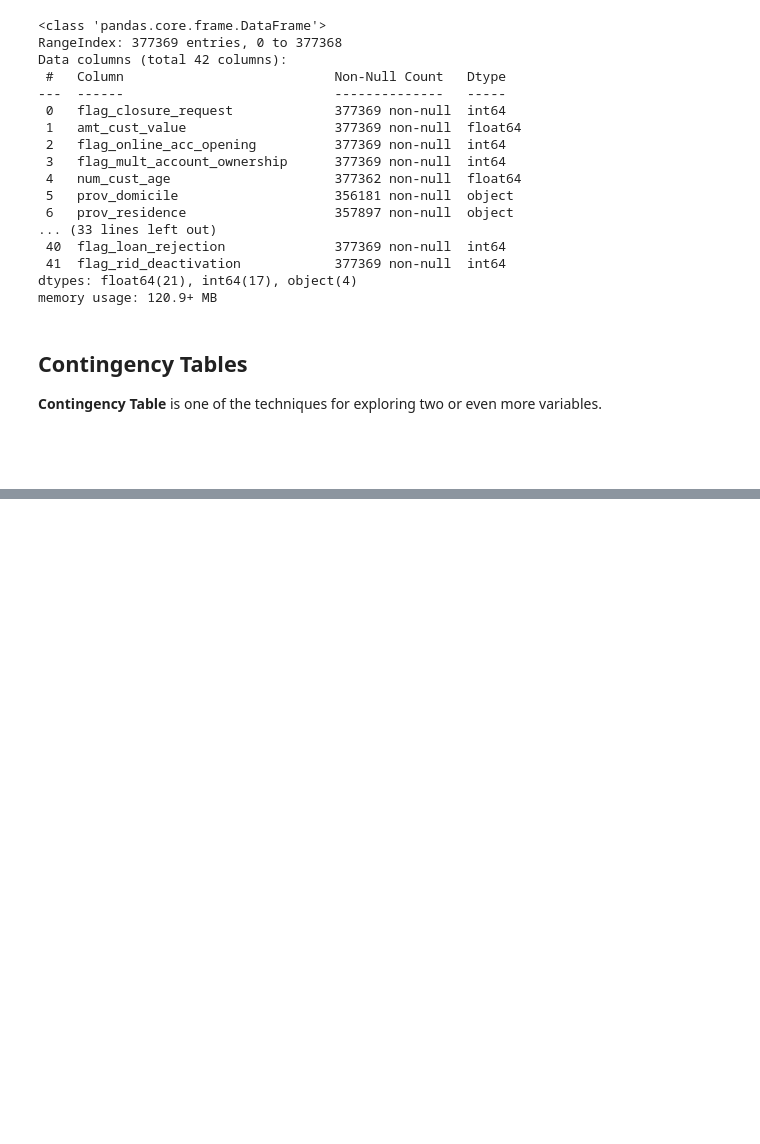
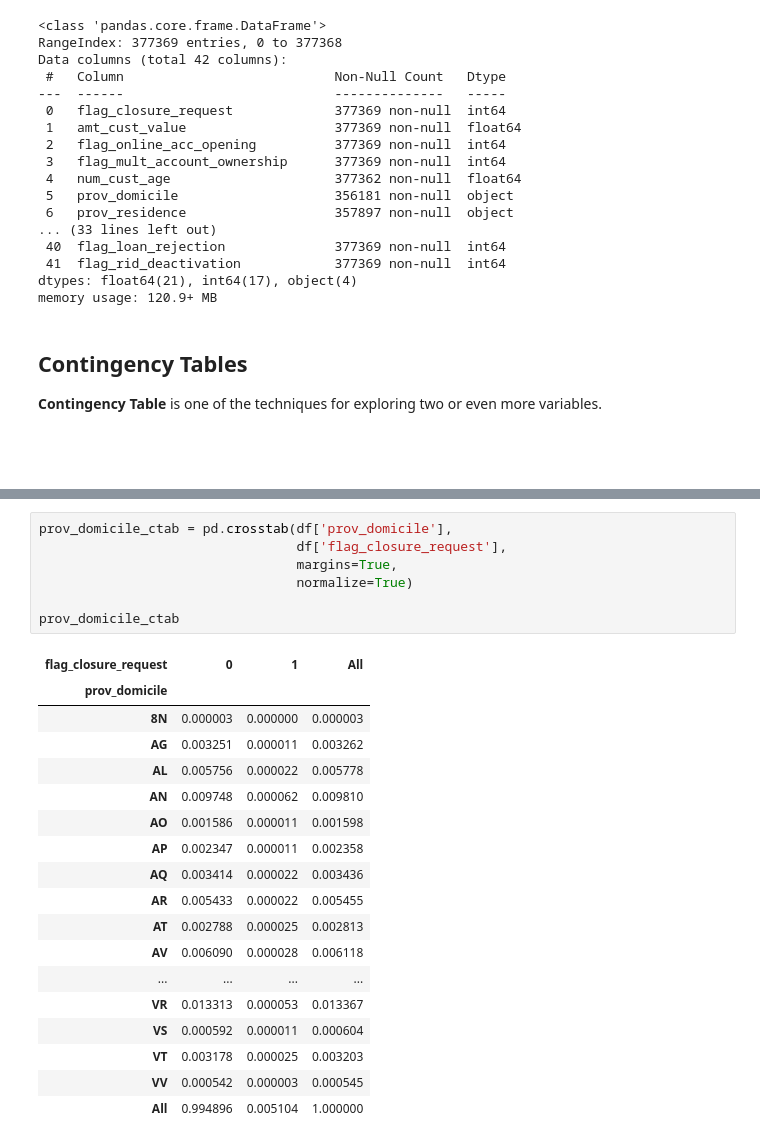
Before and after one commit to fedfioravanti/Bank-Churn-Prediction, a Jupyter notebook: notebooks/Bank-Churn-01-Intro-EDA.ipynb, the cells around one changed output, grey strips where cells are left out. Cells and saved outputs as stored; diff of their text form; blank space fills up the shorter version.

Commit message:
contingency tables

```diff
--- a/notebooks/Bank-Churn-01-Intro-EDA.ipynb
+++ b/notebooks/Bank-Churn-01-Intro-EDA.ipynb
@@ -1237,0 +1096,26 @@ mifid_profile_ctab
+# %%
+prov_domicile_ctab = pd.crosstab(df['prov_domicile'],
+                                 df['flag_closure_request'],
+                                 margins=True,
+                                 normalize=True)
+
+prov_domicile_ctab
+# %% [output]
+| flag_closure_request | 0 | 1 | All |
+| prov_domicile |  |  |  |
+| 8N | 0.000003 | 0.000000 | 0.000003 |
+| AG | 0.003251 | 0.000011 | 0.003262 |
+| AL | 0.005756 | 0.000022 | 0.005778 |
+| AN | 0.009748 | 0.000062 | 0.009810 |
+| AO | 0.001586 | 0.000011 | 0.001598 |
+| AP | 0.002347 | 0.000011 | 0.002358 |
+| AQ | 0.003414 | 0.000022 | 0.003436 |
+| AR | 0.005433 | 0.000022 | 0.005455 |
+| AT | 0.002788 | 0.000025 | 0.002813 |
+| AV | 0.006090 | 0.000028 | 0.006118 |
+| ... | ... | ... | ... |
+| VR | 0.013313 | 0.000053 | 0.013367 |
+| VS | 0.000592 | 0.000011 | 0.000604 |
+| VT | 0.003178 | 0.000025 | 0.003203 |
+| VV | 0.000542 | 0.000003 | 0.000545 |
+| All | 0.994896 | 0.005104 | 1.000000 |
```
Also changed, not shown: parts of 38 cells of this notebook.
